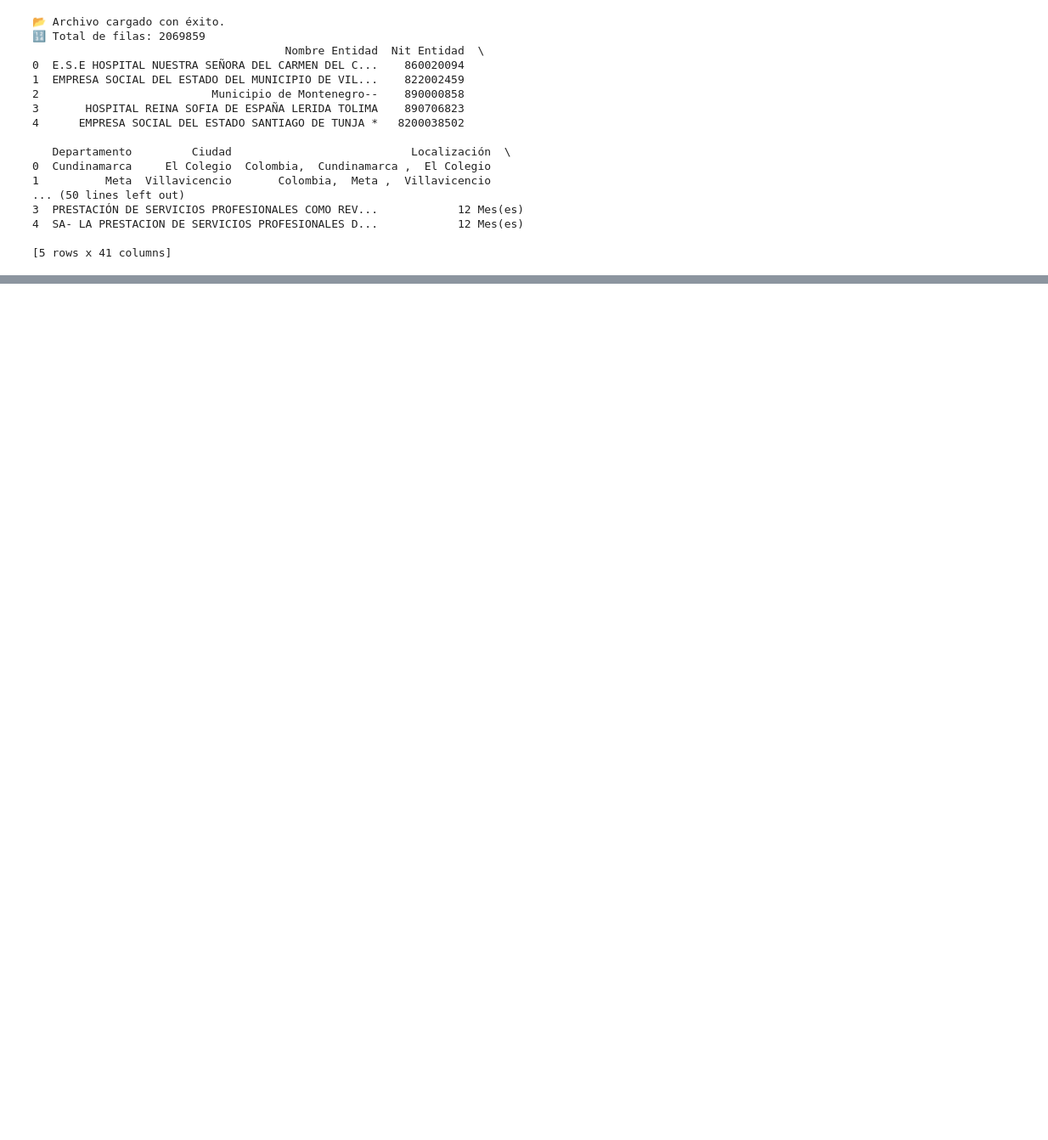
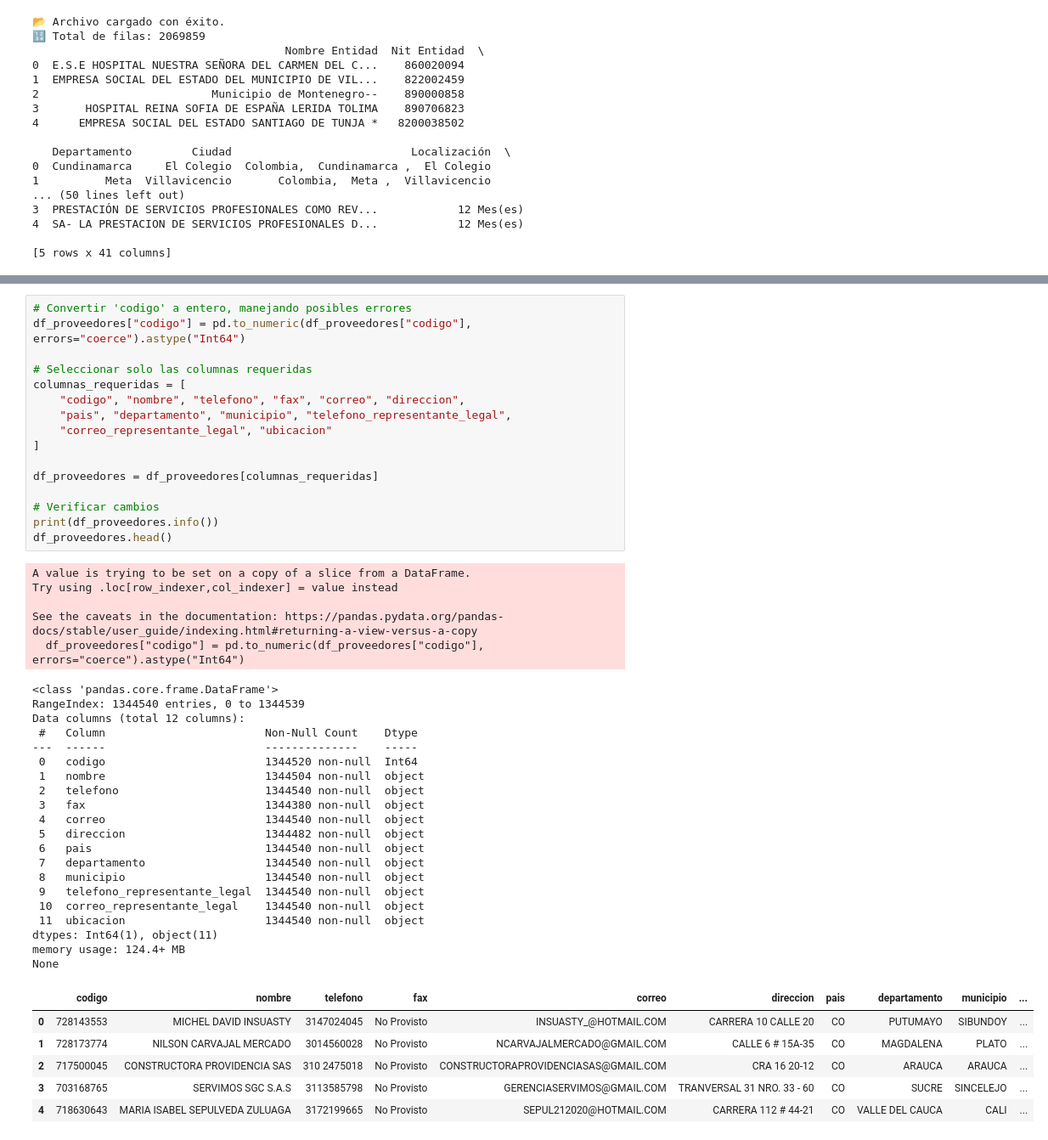
Before and after one commit to cgrubio91/Contratos_Secop_Col, a Jupyter notebook: Contratos_SECOP_Col/BI_SECOP_COL.ipynb, the cells around one changed output, grey strips where cells are left out. Shown: that part at 85% size. Saved outputs shown, nothing was run; the diff lists cells and outputs as text; blank space fills up the shorter version.

```diff
--- a/Contratos_SECOP_Col/BI_SECOP_COL.ipynb
+++ b/Contratos_SECOP_Col/BI_SECOP_COL.ipynb
@@ -113,0 +281,48 @@ df
+# %%
+# Convertir 'codigo' a entero, manejando posibles errores
+df_proveedores["codigo"] = pd.to_numeric(df_proveedores["codigo"], errors="coerce").astype("Int64")
+
+# Seleccionar solo las columnas requeridas
+columnas_requeridas = [
+    "codigo", "nombre", "telefono", "fax", "correo", "direccion",
+    "pais", "departamento", "municipio", "telefono_representante_legal",
+    "correo_representante_legal", "ubicacion"
+]
+
+df_proveedores = df_proveedores[columnas_requeridas]
+
+# Verificar cambios
+print(df_proveedores.info())
+df_proveedores.head()
+# %% [output]
+A value is trying to be set on a copy of a slice from a DataFrame.
+Try using .loc[row_indexer,col_indexer] = value instead
+
+See the caveats in the documentation: https://pandas.pydata.org/pandas-docs/stable/user_guide/indexing.html#returning-a-view-versus-a-copy
+  df_proveedores["codigo"] = pd.to_numeric(df_proveedores["codigo"], errors="coerce").astype("Int64")
+<class 'pandas.core.frame.DataFrame'>
+RangeIndex: 1344540 entries, 0 to 1344539
+Data columns (total 12 columns):
+ #   Column                        Non-Null Count    Dtype
+---  ------                        --------------    -----
+ 0   codigo                        1344520 non-null  Int64
+ 1   nombre                        1344504 non-null  object
+ 2   telefono                      1344540 non-null  object
+ 3   fax                           1344380 non-null  object
+ 4   correo                        1344540 non-null  object
+ 5   direccion                     1344482 non-null  object
+ 6   pais                          1344540 non-null  object
+ 7   departamento                  1344540 non-null  object
+ 8   municipio                     1344540 non-null  object
+ 9   telefono_representante_legal  1344540 non-null  object
+ 10  correo_representante_legal    1344540 non-null  object
+ 11  ubicacion                     1344540 non-null  object
+dtypes: Int64(1), object(11)
+memory usage: 124.4+ MB
+None
+|  | codigo | nombre | telefono | fax | correo | direccion | pais | departamento | municipio | ... |
+| 0 | 728143553 | MICHEL DAVID INSUASTY | 3147024045 | No Provisto | INSUASTY_@HOTMAIL.COM | CARRERA 10 CALLE 20 | CO | PUTUMAYO | SIBUNDOY | ... |
+| 1 | 728173774 | NILSON CARVAJAL MERCADO | 3014560028 | No Provisto | NCARVAJALMERCADO@GMAIL.COM | CALLE 6 # 15A-35 | CO | MAGDALENA | PLATO | ... |
+| 2 | 717500045 | CONSTRUCTORA PROVIDENCIA SAS | 310 2475018 | No Provisto | CONSTRUCTORAPROVIDENCIASAS@GMAIL.COM | CRA 16 20-12 | CO | ARAUCA | ARAUCA | ... |
+| 3 | 703168765 | SERVIMOS SGC S.A.S | 3113585798 | No Provisto | GERENCIASERVIMOS@GMAIL.COM | TRANVERSAL 31 NRO. 33 - 60 | CO | SUCRE | SINCELEJO | ... |
+| 4 | 718630643 | MARIA ISABEL SEPULVEDA ZULUAGA | 3172199665 | No Provisto | SEPUL212020@HOTMAIL.COM | CARRERA 112 # 44-21 | CO | VALLE DEL CAUCA | CALI | ... |
```
Also changed, not shown: parts of 15 cells of this notebook.
